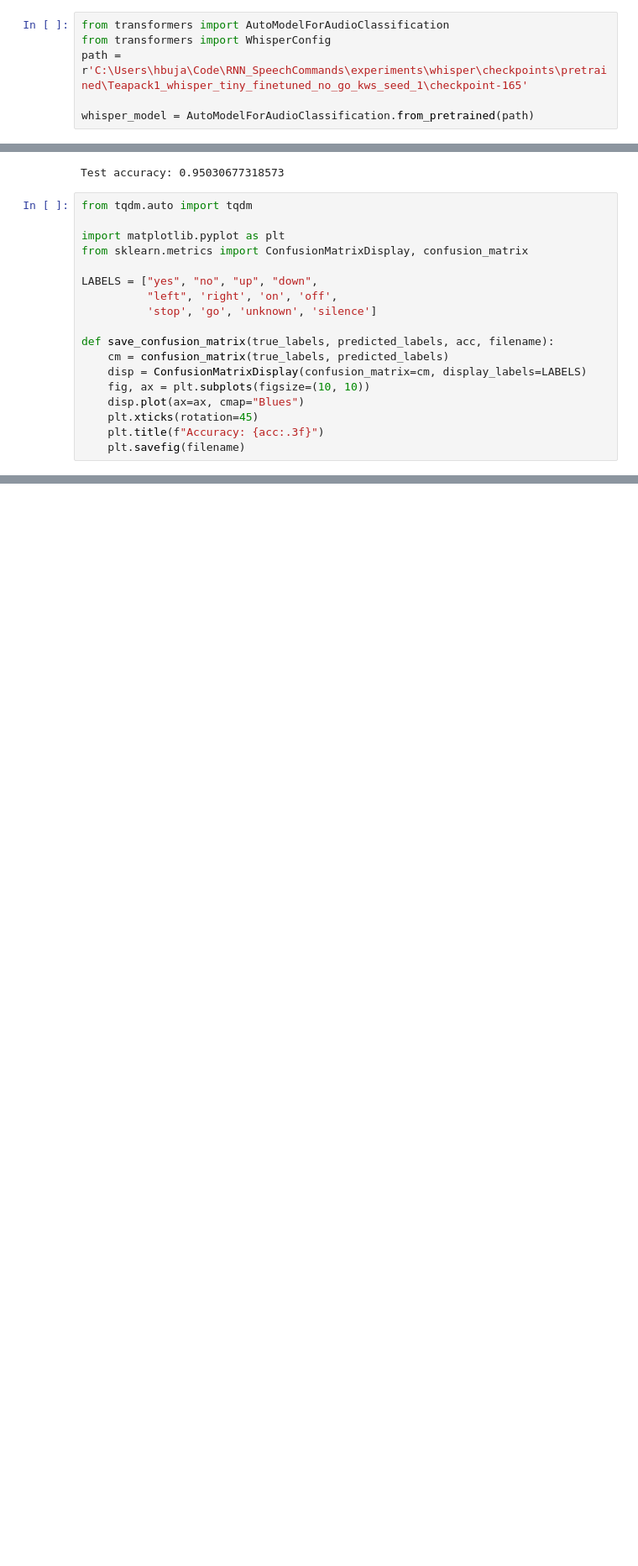
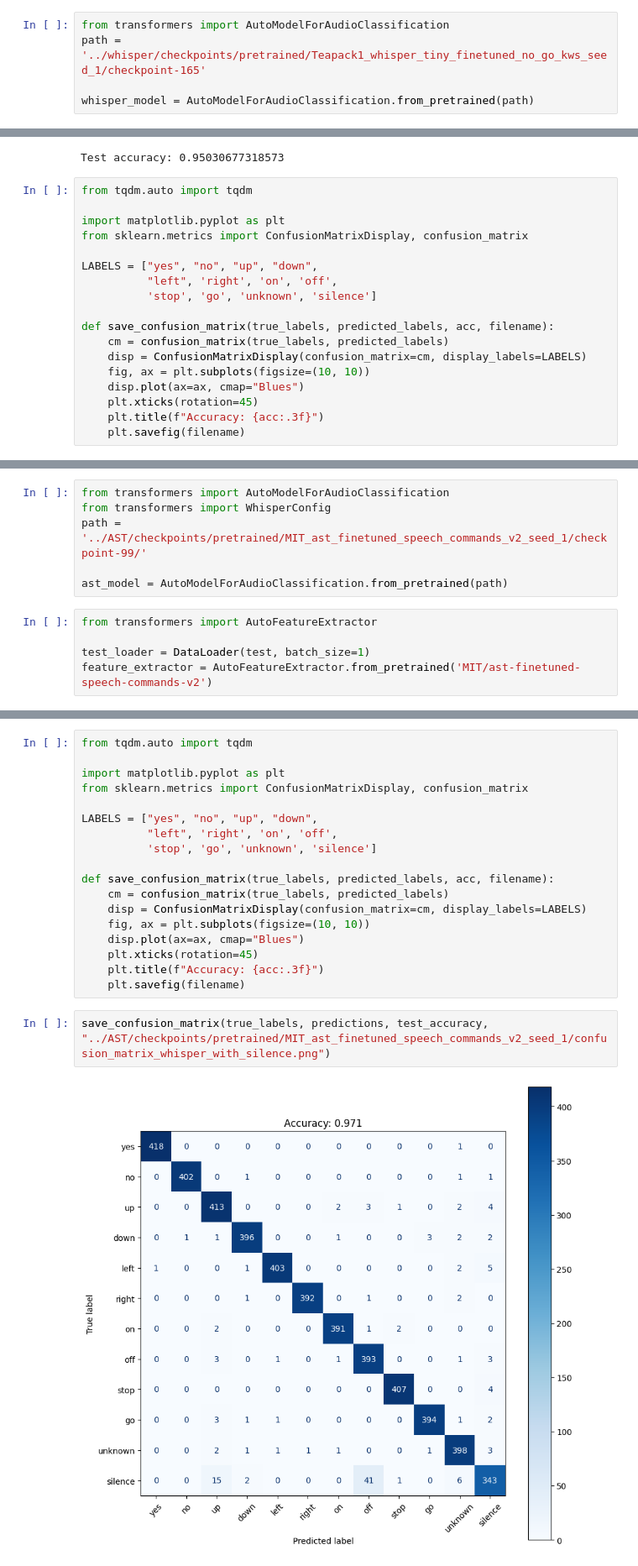
Before and after one commit to hbujakow/RNN_SpeechCommands, a Jupyter notebook: experiments/silence_detection/eval.ipynb, the cells around one changed output, grey strips where cells are left out. Shown: that part at 84% size. Cells and saved outputs as stored; diff of their text form; blank space fills up the shorter version.

```diff
--- a/experiments/silence_detection/eval.ipynb
+++ b/experiments/silence_detection/eval.ipynb
@@ -295,7 +292,6 @@ save_confusion_matrix(predictions, true_labels, acc, "confusion_matrix_lstm_with
 [figure]
 # %%
 from transformers import AutoModelForAudioClassification
-from transformers import WhisperConfig
-path = r'C:\Users\hbuja\Code\RNN_SpeechCommands\experiments\whisper\checkpoints\pretrained\Teapack1_whisper_tiny_finetuned_no_go_kws_seed_1\checkpoint-165'
+path = '../whisper/checkpoints/pretrained/Teapack1_whisper_tiny_finetuned_no_go_kws_seed_1/checkpoint-165'
 
 whisper_model = AutoModelForAudioClassification.from_pretrained(path)
@@ -387,0 +365,11 @@ save_confusion_matrix(true_labels, predictions, test_accuracy, "confusion_matrix
+# %%
+from transformers import AutoModelForAudioClassification
+from transformers import WhisperConfig
+path = '../AST/checkpoints/pretrained/MIT_ast_finetuned_speech_commands_v2_seed_1/checkpoint-99/'
+
+ast_model = AutoModelForAudioClassification.from_pretrained(path)
+# %%
+from transformers import AutoFeatureExtractor
+
+test_loader = DataLoader(test, batch_size=1)
+feature_extractor = AutoFeatureExtractor.from_pretrained('MIT/ast-finetuned-speech-commands-v2')
@@ -387,0 +417,22 @@ save_confusion_matrix(true_labels, predictions, test_accuracy, "confusion_matrix
+# %%
+from tqdm.auto import tqdm
+
+import matplotlib.pyplot as plt
+from sklearn.metrics import ConfusionMatrixDisplay, confusion_matrix
+
+LABELS = ["yes", "no", "up", "down",
+          "left", 'right', 'on', 'off',
+          'stop', 'go', 'unknown', 'silence']
+
+def save_confusion_matrix(true_labels, predicted_labels, acc, filename):
+    cm = confusion_matrix(true_labels, predicted_labels)
+    disp = ConfusionMatrixDisplay(confusion_matrix=cm, display_labels=LABELS)
+    fig, ax = plt.subplots(figsize=(10, 10))
+    disp.plot(ax=ax, cmap="Blues")
+    plt.xticks(rotation=45)
+    plt.title(f"Accuracy: {acc:.3f}")
+    plt.savefig(filename)
+# %%
+save_confusion_matrix(true_labels, predictions, test_accuracy, "../AST/checkpoints/pretrained/MIT_ast_finetuned_speech_commands_v2_seed_1/confusion_matrix_whisper_with_silence.png")
+# %% [output]
+[figure, added]
```
Also changed, not shown: parts of 8 cells of this notebook, 31 other files.
